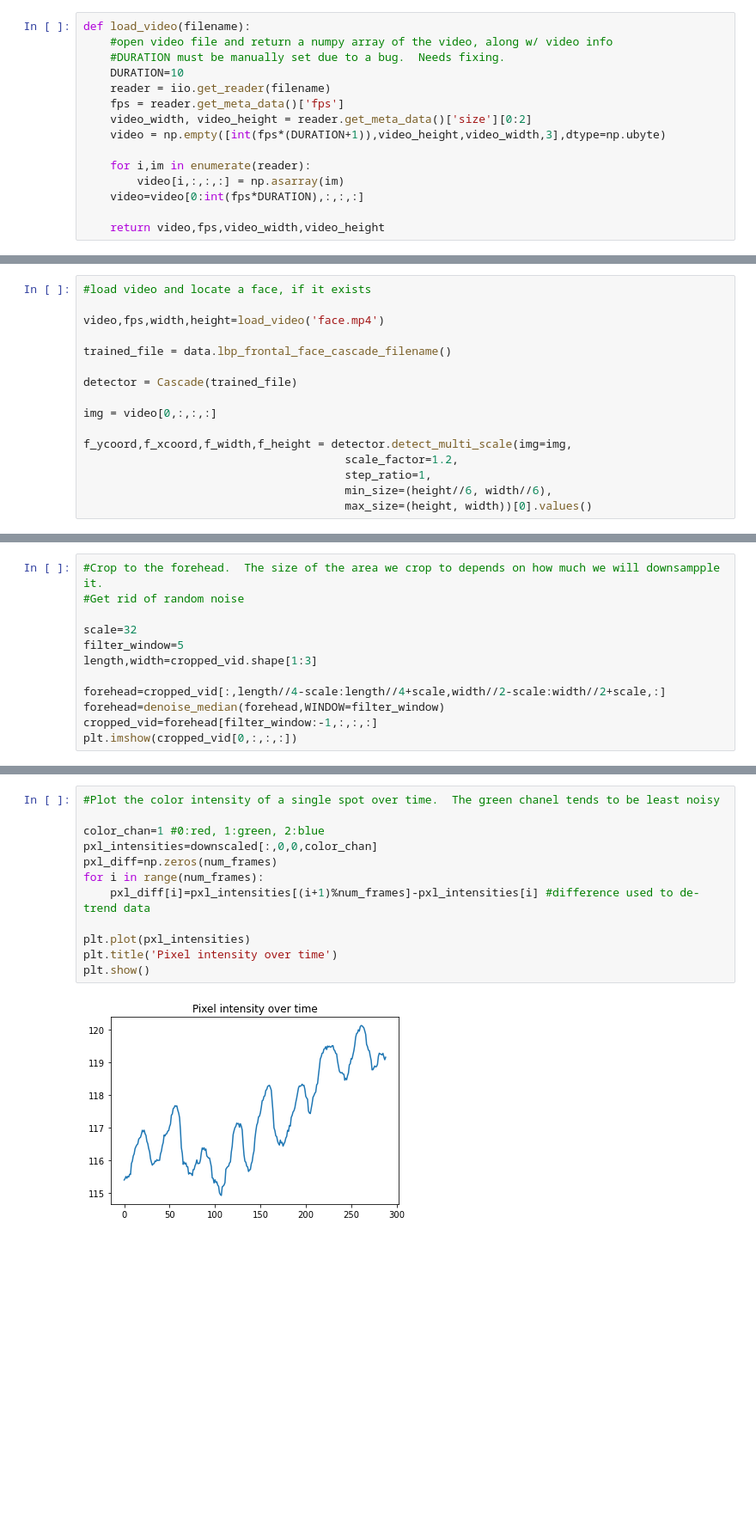
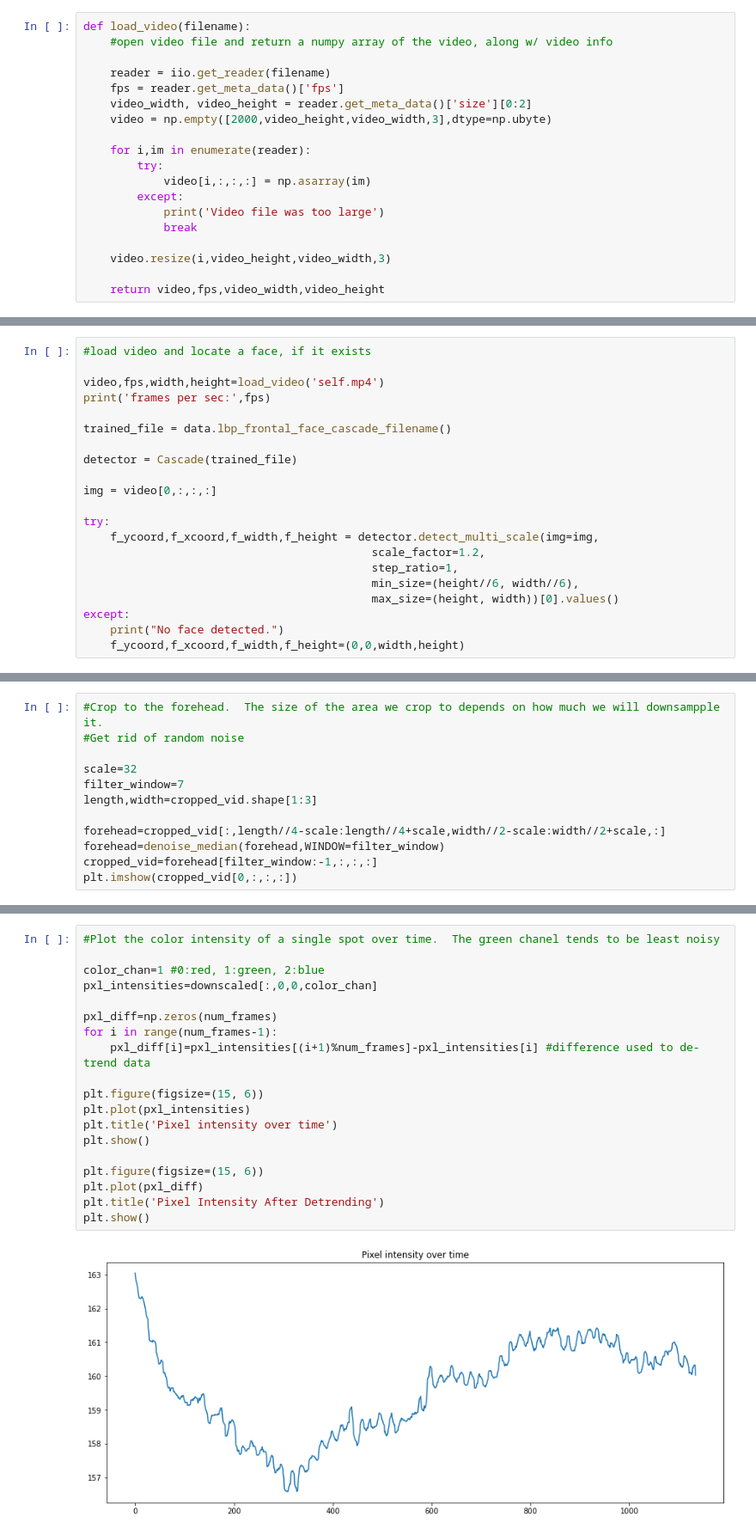
Before and after one commit to marti815-maker/Stuff-for-fun, a Jupyter notebook: haar_face_pulse.ipynb, the cells around one changed output, grey strips where cells are left out. Shown: that part at 86% size. Saved outputs shown, nothing was run; the diff lists cells and outputs as text; blank space fills up the shorter version.

```diff
--- a/haar_face_pulse.ipynb
+++ b/haar_face_pulse.ipynb
@@ -14,16 +14,20 @@ from scipy.signal import find_peaks
 # %%
 def load_video(filename):
     #open video file and return a numpy array of the video, along w/ video info
-    #DURATION must be manually set due to a bug.  Needs fixing.
-    DURATION=10
+
     reader = iio.get_reader(filename)
     fps = reader.get_meta_data()['fps']
     video_width, video_height = reader.get_meta_data()['size'][0:2]
-    video = np.empty([int(fps*(DURATION+1)),video_height,video_width,3],dtype=np.ubyte)
+    video = np.empty([2000,video_height,video_width,3],dtype=np.ubyte)
 
     for i,im in enumerate(reader):
-        video[i,:,:,:] = np.asarray(im)
-    video=video[0:int(fps*DURATION),:,:,:]
+        try:
+            video[i,:,:,:] = np.asarray(im)
+        except:
+            print('Video file was too large')
+            break
+
+    video.resize(i,video_height,video_width,3)
 
     return video,fps,video_width,video_height
 # %%
@@ -45,7 +49,8 @@ def denoise_median(input_video,WINDOW):
 # %%
 #load video and locate a face, if it exists
 
-video,fps,width,height=load_video('face.mp4')
+video,fps,width,height=load_video('self.mp4')
+print('frames per sec:',fps)
 
 trained_file = data.lbp_frontal_face_cascade_filename()
 
@@ -53,8 +58,12 @@ detector = Cascade(trained_file)
 
 img = video[0,:,:,:]
 
-f_ycoord,f_xcoord,f_width,f_height = detector.detect_multi_scale(img=img,
-                                       scale_factor=1.2,
-                                       step_ratio=1,
-                                       min_size=(height//6, width//6),
-                                       max_size=(height, width))[0].values()
+try:
+    f_ycoord,f_xcoord,f_width,f_height = detector.detect_multi_scale(img=img,
+                                           scale_factor=1.2,
+                                           step_ratio=1,
+                                           min_size=(height//6, width//6),
+                                           max_size=(height, width))[0].values()
+except:
+    print("No face detected.")
+    f_ycoord,f_xcoord,f_width,f_height=(0,0,width,height)
@@ -82,7 +94,7 @@ plt.imshow(cropped_vid[0,:,:,:])
 #Get rid of random noise
 
 scale=32
-filter_window=5
+filter_window=7
 length,width=cropped_vid.shape[1:3]
 
 forehead=cropped_vid[:,length//4-scale:length//4+scale,width//2-scale:width//2+scale,:]
@@ -118,14 +130,21 @@ plt.show()
 # %%
 #Plot the color intensity of a single spot over time.  The green chanel tends to be least noisy
 
 color_chan=1 #0:red, 1:green, 2:blue
 pxl_intensities=downscaled[:,0,0,color_chan]
+
 pxl_diff=np.zeros(num_frames)
-for i in range(num_frames):
+for i in range(num_frames-1):
     pxl_diff[i]=pxl_intensities[(i+1)%num_frames]-pxl_intensities[i] #difference used to de-trend data
 
+plt.figure(figsize=(15, 6))
 plt.plot(pxl_intensities)
 plt.title('Pixel intensity over time')
 plt.show()
+
+plt.figure(figsize=(15, 6))
+plt.plot(pxl_diff)
+plt.title('Pixel Intensity After Detrending')
+plt.show()
 # %% [output]
-[figure, old version]
+[figure, new version]
```
Also changed, not shown: parts of 12 cells of this notebook.
